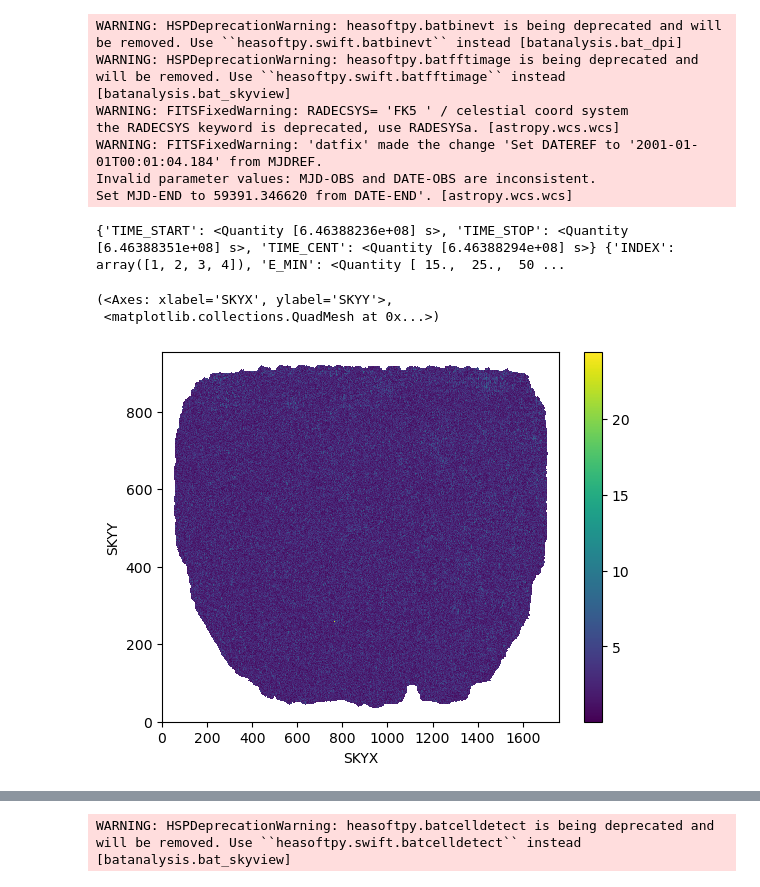
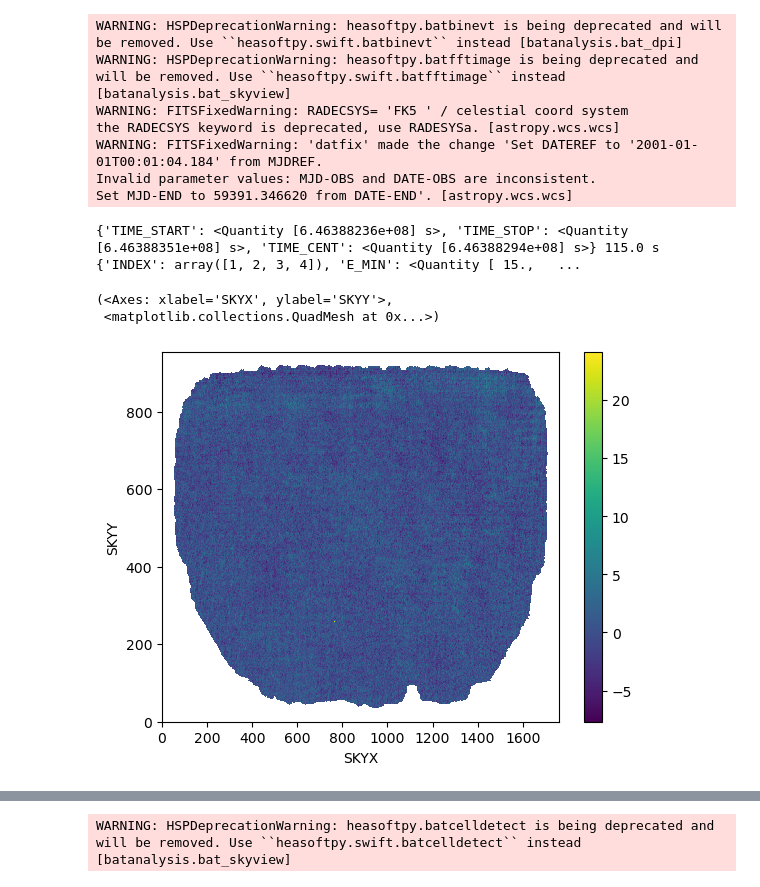
Before and after one commit to parsotat/BatAnalysis, a Jupyter notebook: notebooks/example_image_search_pipeline.ipynb, the cells around one changed output, grey strips where cells are left out. Saved outputs shown, nothing was run; the diff lists cells and outputs as text; code cells hidden in the pictures.

Commit message:
updated the example imaging search to show the distribution of snr values in the settled sky image.

```diff
--- a/notebooks/example_image_search_pipeline.ipynb
+++ b/notebooks/example_image_search_pipeline.ipynb
@@ -81,10 +84,11 @@ WARNING: FITSFixedWarning: 'datfix' made the change 'Set DATEREF to '2001-01-01T
 Invalid parameter values: MJD-OBS and DATE-OBS are inconsistent.
 Set MJD-END to 59391.346620 from DATE-END'. [astropy.wcs.wcs]
 # %%
-print(settled_skyview.sky_img.tbins, settled_skyview.sky_img.ebins)
-settled_skyview.snr_img.plot()
+print(settled_skyview.sky_img.tbins,settled_skyview.sky_img.exposure, settled_skyview.sky_img.ebins)
+e_resolved_snr=settled_skyview.snr_img.slice[dict(ENERGY=0)].project("SKYX","SKYY")
+e_resolved_snr.plot()
 # %% [output]
-{'TIME_START': <Quantity [6.46388236e+08] s>, 'TIME_STOP': <Quantity [6.46388351e+08] s>, 'TIME_CENT': <Quantity [6.46388294e+08] s>} {'INDEX': array([1, 2, 3, 4]), 'E_MIN': <Quantity [ 15.,  25.,  50 ...
+{'TIME_START': <Quantity [6.46388236e+08] s>, 'TIME_STOP': <Quantity [6.46388351e+08] s>, 'TIME_CENT': <Quantity [6.46388294e+08] s>} 115.0 s {'INDEX': array([1, 2, 3, 4]), 'E_MIN': <Quantity [ 15.,   ...
 (<Axes: xlabel='SKYX', ylabel='SKYY'>,
  <matplotlib.collections.QuadMesh at 0x...>)
-[figure, old version]
+[figure, new version]
```
Also changed, not shown: parts of 2 cells of this notebook.
